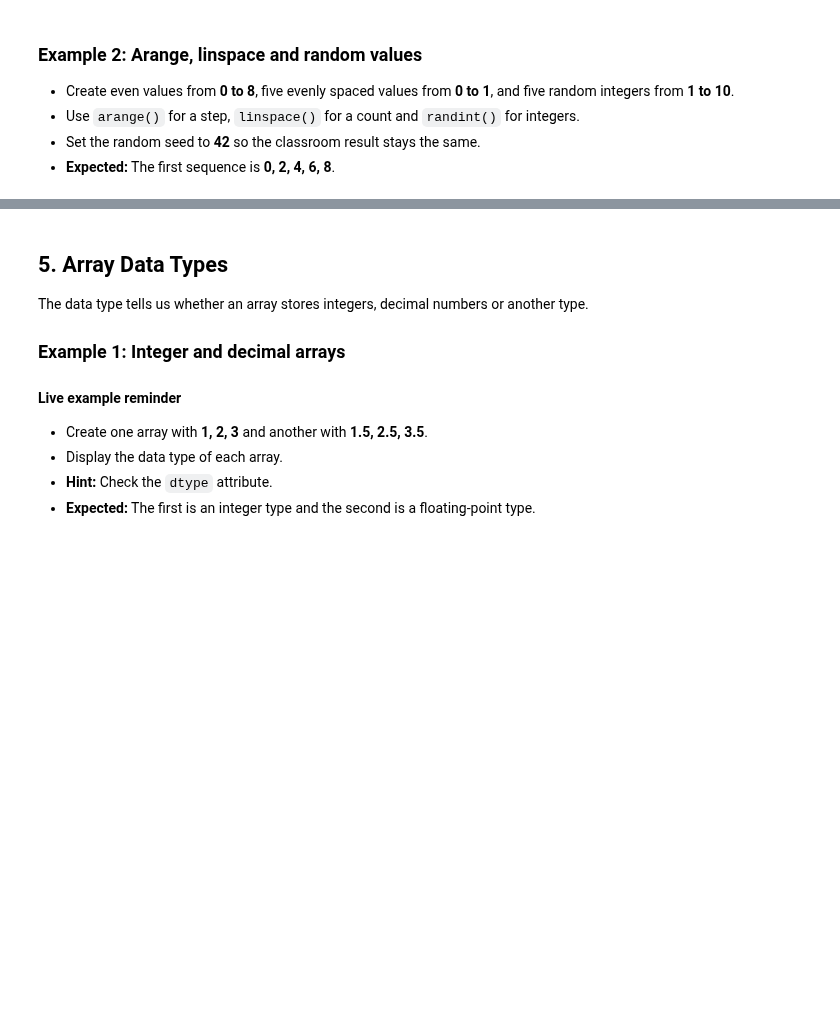
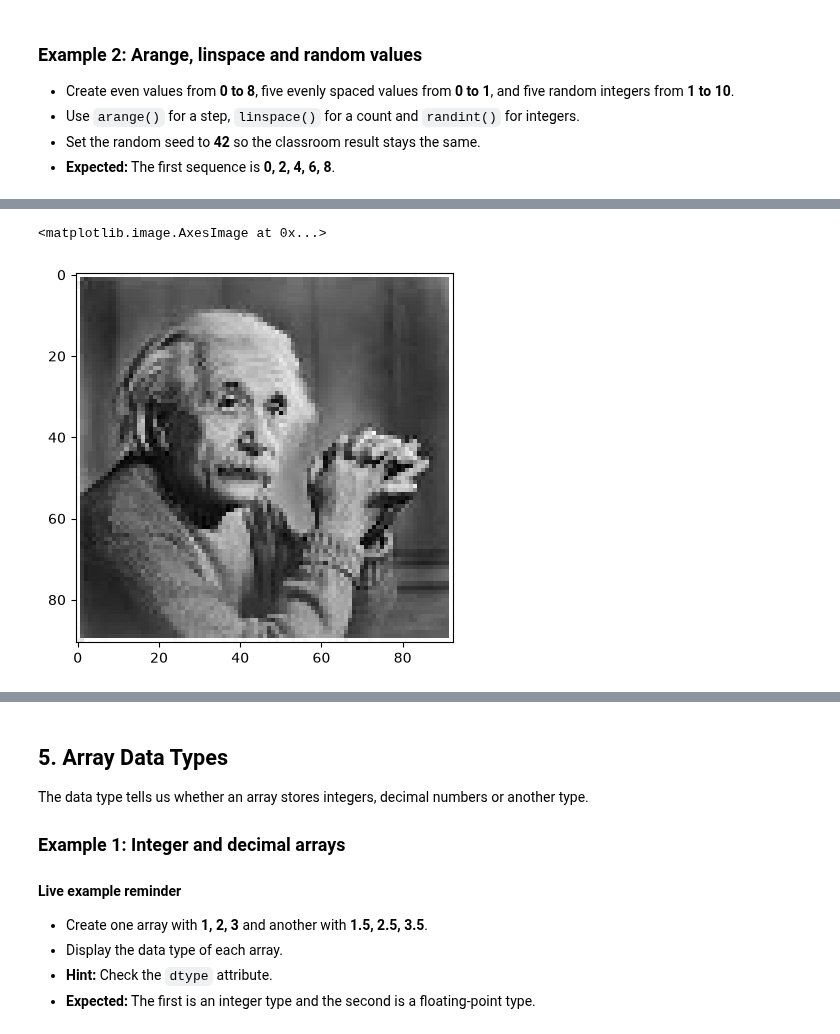
Before and after one commit to Muhammad-Huzifa/Cloud-Computing-AI-Course, a Jupyter notebook: Week-4/Code/numpy.ipynb, the cells around one changed output, grey strips where cells are left out. Drawn from its saved outputs; the diff is of its cells as text; code cells hidden in the pictures; blank space fills up the shorter version.

```diff
--- a/Week-4/Code/numpy.ipynb
+++ b/Week-4/Code/numpy.ipynb
@@ -319,0 +483,5 @@ NumPy can create common arrays without entering every value manually.
+# %%
+plt.imshow(image_reduce , 'gray')
+# %% [output]
+<matplotlib.image.AxesImage at 0x...>
+[figure, added]
```
Also changed, not shown: parts of 78 cells of this notebook.
